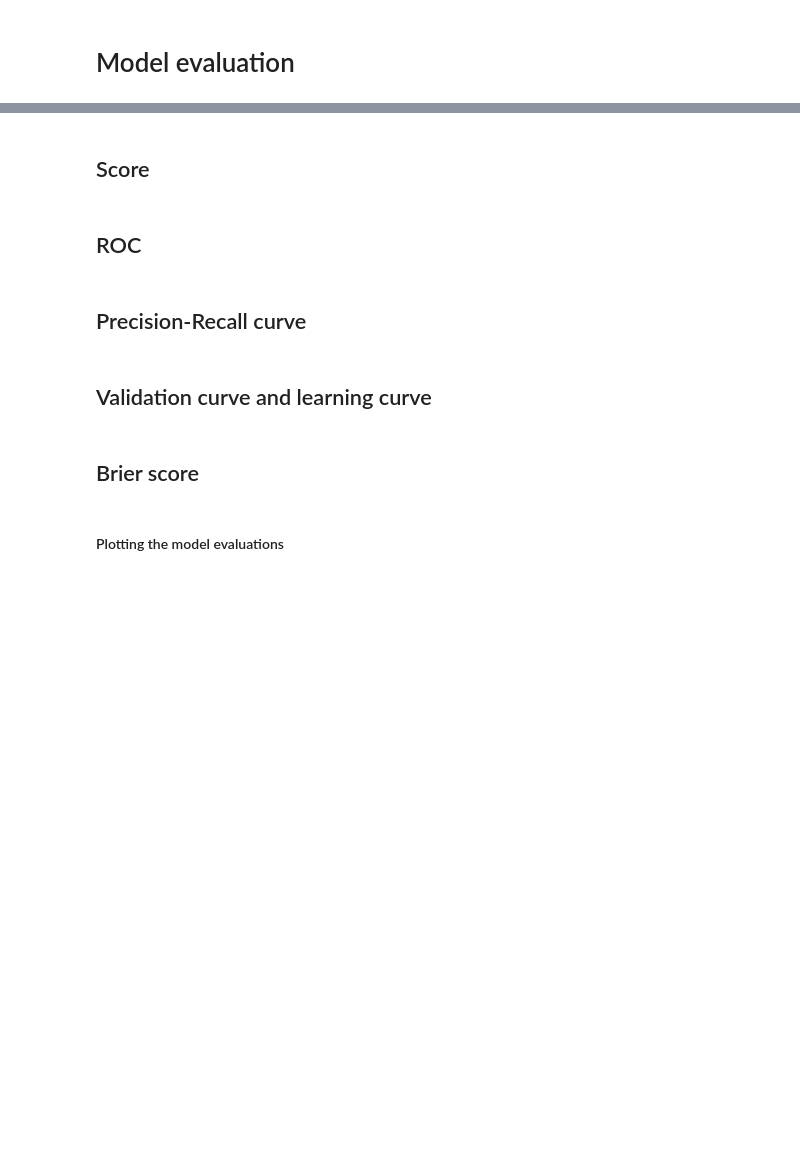
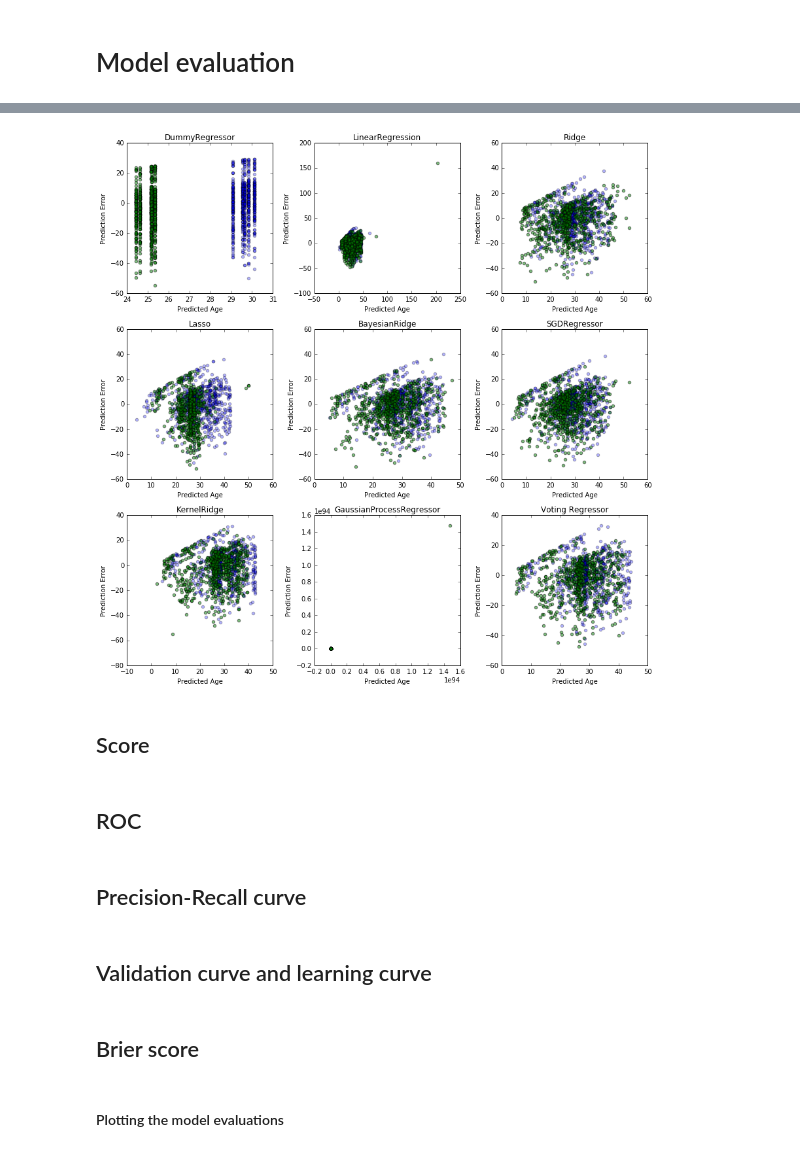
Before and after one commit to dangall/FullDataAnalysisPipeline, a Jupyter notebook: Predictions.ipynb, the cells around one changed output, grey strips where cells are left out. Saved outputs shown, nothing was run; the diff lists cells and outputs as text; code cells hidden in the pictures; blank space fills up the shorter version.

```diff
--- a/Predictions.ipynb
+++ b/Predictions.ipynb
@@ -1444,0 +1447,46 @@ fig, axes = plotall2Dreductions(allXypairs, clusteringtype=clusteringtype, predi
+# %%
+#================================================================================================
+# USER INPUT!
+# Decide whether the y-values should be transformed, to help agains heteroscedasticity.
+
+logtransformY = True
+
+#================================================================================================
+# FROM HERE ON IT'S AUTOMATIC
+
+def invlogtransform(inputdata):
+    outputdata = deepcopy(inputdata)
+    outputdata[outputdata>0] = np.expm1(outputdata[outputdata>0])
+    outputdata[outputdata<0] = -np.expm1(-outputdata[outputdata<0])
+    return outputdata
+
+@memory.cache
+def makeCrossValPredictions(allXypairs, bestregressors, logtransformY):
+    if logtransformY==True:
+        Ytransformer = FunctionTransformer(logtransform, inverse_func=invlogtransform)
+    if logtransformY==False:
+        Ytransformer = FunctionTransformer()
+    transformedallXypairs = [(Xmat, Ytransformer.transform(ymat)) for (Xmat, ymat) in allXypairs]
+    allpredictions = [(cross_val_predict(regr[0], transformedallXypairs[regr[2]][0],
+                                          y=transformedallXypairs[regr[2]][1].ravel(), cv=crossvalidator),
+                       getModelName(regr[0].steps[-1][1])) for regr in bestregressors]
+    allpredictions.append((votingRegressorCrossvalPredict(bestregressors, transformedallXypairs), "Voting Regressor"))
+    allpredictions = [(Ytransformer.inverse_transform(pred.reshape(1, -1)), predname) for (pred, predname) in allpredictions]
+    return allpredictions
+
+def plotHeteroscedComparison(allXypairs, bestregressors):
+    normalprediction = makeCrossValPredictions(allXypairs, bestregressors, False)
+    logprediction = makeCrossValPredictions(allXypairs, bestregressors, True)
+    numberofrows = int(np.ceil(len(normalprediction) / 3.))
+    fig, axes = plt.subplots(nrows=numberofrows, ncols=3, figsize=(12,4*numberofrows), tight_layout=True)
+    ycolumn = allXypairs[-1][1]
+    for (currentax, predicnorm, prediclog) in zip(axes.ravel(), normalprediction, logprediction):
+        currentax.scatter(predicnorm[0], predicnorm[0].ravel()-ycolumn.ravel(), alpha=0.3, c="b")
+        currentax.scatter(prediclog[0], prediclog[0].ravel()-ycolumn.ravel(), alpha=0.5, c="g")
+        currentax.set_title(predicnorm[1])
+        currentax.set_xlabel("Predicted "+ topredict)
+        currentax.set_ylabel("Prediction Error")
+# %%
+plotHeteroscedComparison(allXypairs, bestregressors)
+# %% [output]
+[figure, added]
```
Also changed, not shown: parts of 12 cells of this notebook.
